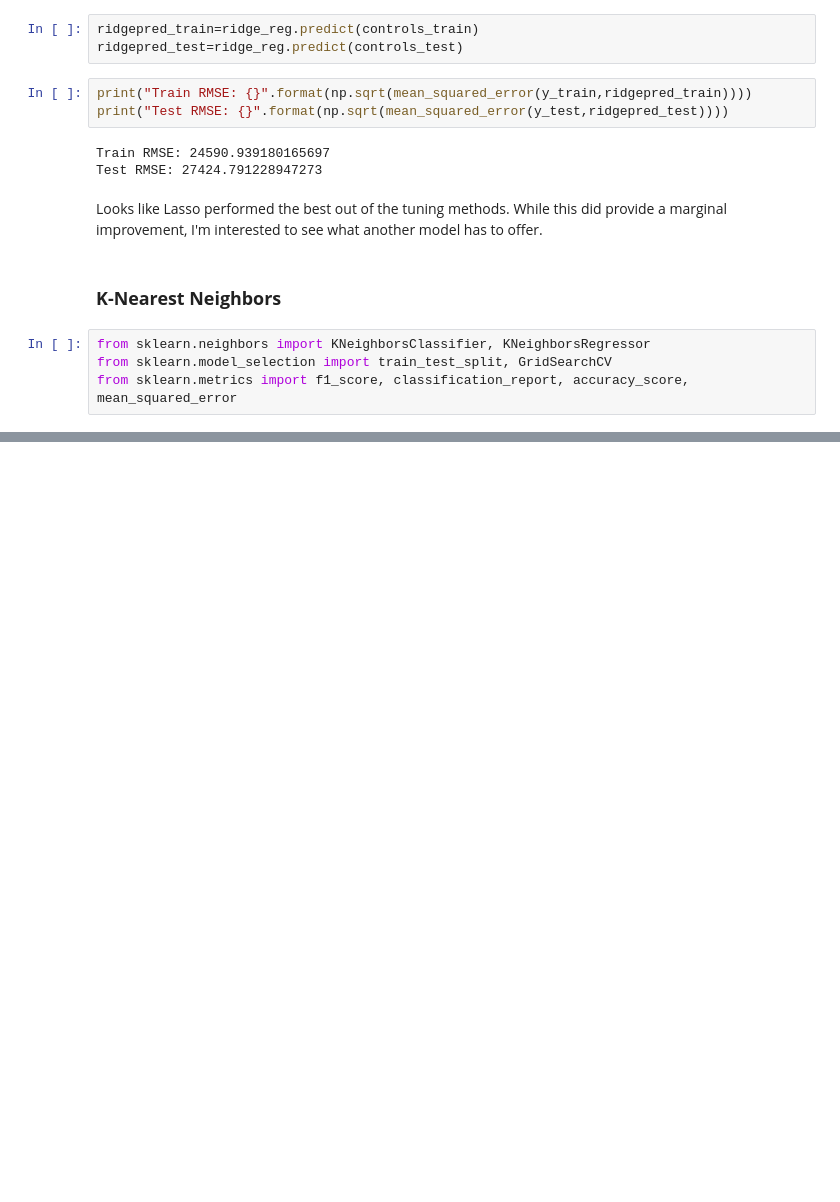
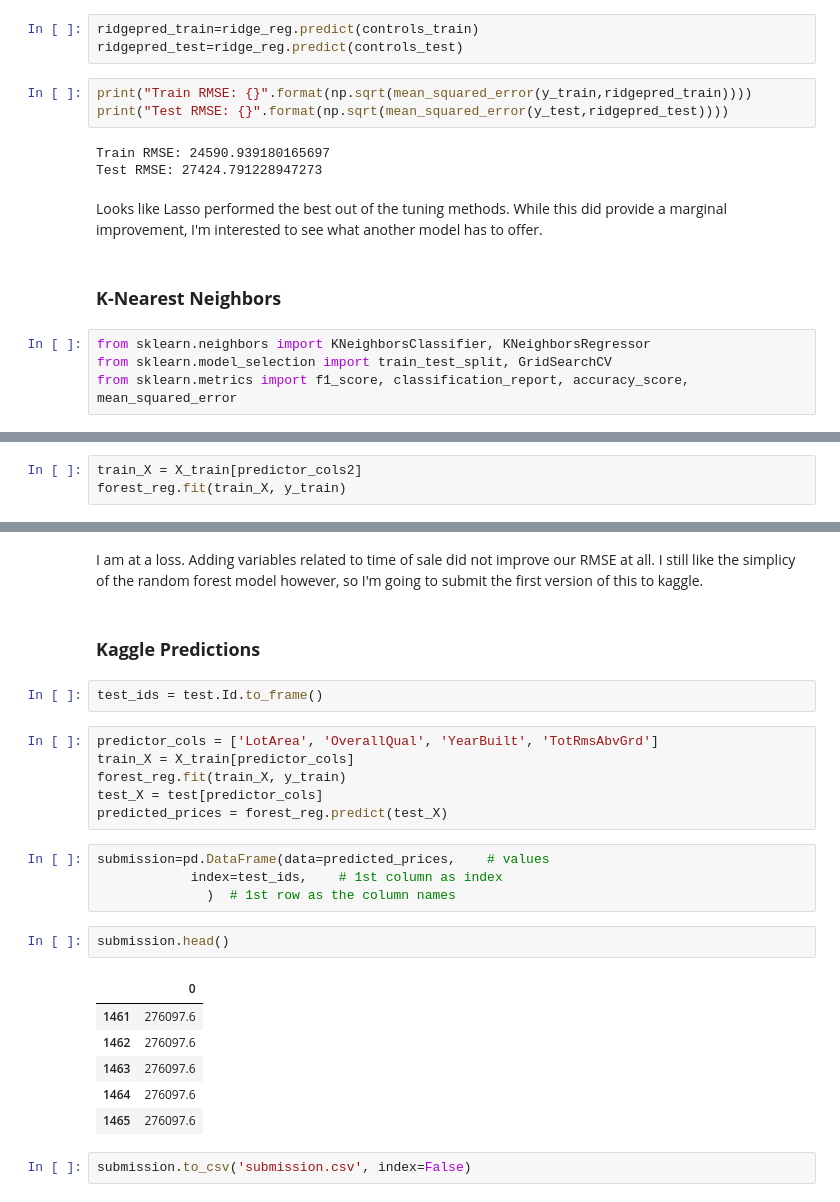
Before and after one commit to broad32/byu_econ_applied_machine_learning, a Jupyter notebook: homeworks/Homework_#2.ipynb, the cells around one changed output, grey strips where cells are left out. Saved outputs shown, nothing was run; the diff lists cells and outputs as text; blank space fills up the shorter version.

```diff
--- a/homeworks/Homework_#2.ipynb
+++ b/homeworks/Homework_#2.ipynb
@@ -755,0 +808,3 @@ Train MSE: 29952.17391304348    Test MSE: 1382888019.8745418
+# %%
+train_X = X_train[predictor_cols2]
+forest_reg.fit(train_X, y_train)
@@ -755,0 +844,27 @@ Train MSE: 29952.17391304348    Test MSE: 1382888019.8745418
+# %% [markdown]
+I am at a loss.  Adding variables related to time of sale did not improve our RMSE at all.  I still like the simplicy of the random forest model however, so I'm going to submit the first version of this to kaggle.
+# %% [markdown]
+### **Kaggle Predictions**
+# %%
+test_ids = test.Id.to_frame()
+# %%
+predictor_cols = ['LotArea', 'OverallQual', 'YearBuilt', 'TotRmsAbvGrd']
+train_X = X_train[predictor_cols]
+forest_reg.fit(train_X, y_train)
+test_X = test[predictor_cols]
+predicted_prices = forest_reg.predict(test_X)
+# %%
+submission=pd.DataFrame(data=predicted_prices,    # values
+            index=test_ids,    # 1st column as index
+              )  # 1st row as the column names
+# %%
+submission.head()
+# %% [output]
+|  | 0 |
+| 1461 | 276097.6 |
+| 1462 | 276097.6 |
+| 1463 | 276097.6 |
+| 1464 | 276097.6 |
+| 1465 | 276097.6 |
+# %%
+submission.to_csv('submission.csv', index=False)
```
Also changed, not shown: parts of 14 cells of this notebook.
